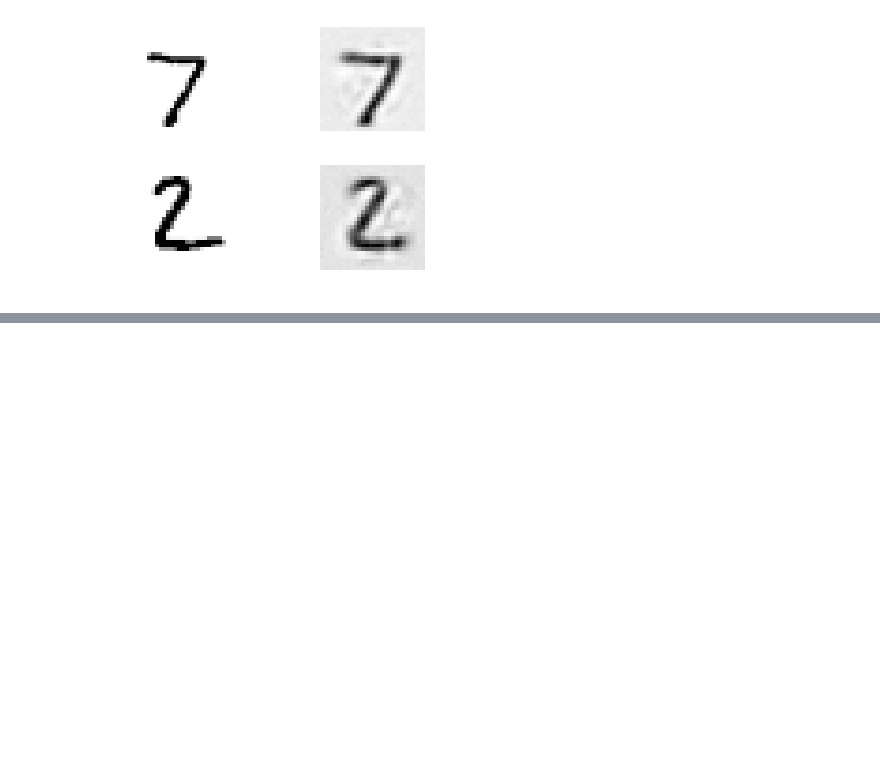
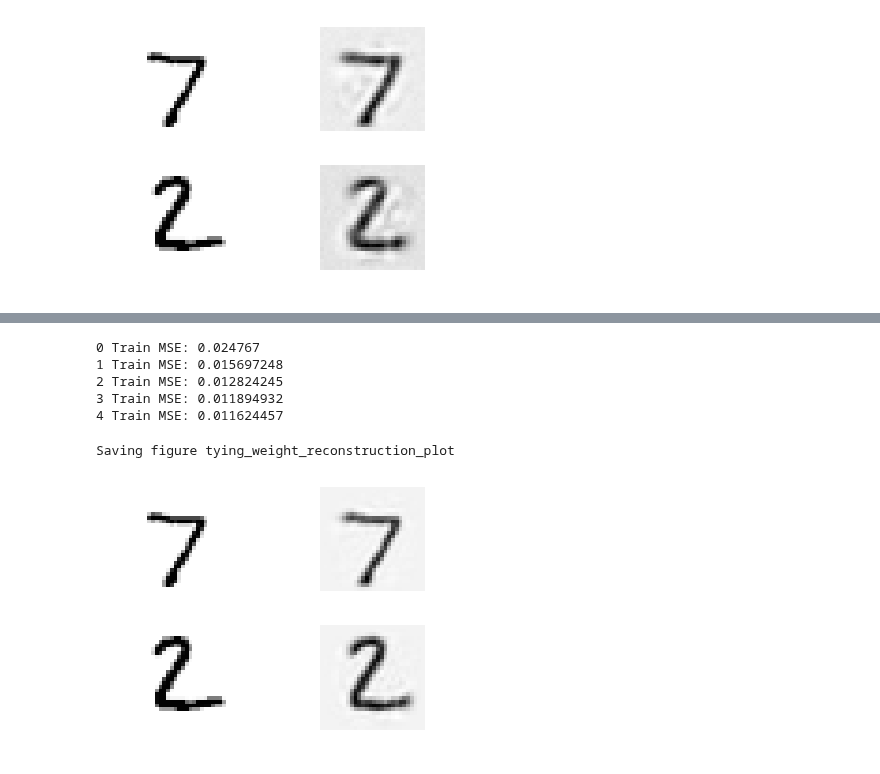
Before and after one commit to DCtheTall/hands-on-machine-learning, a Jupyter notebook: chapter15/Autoencoders.ipynb, the cells around one changed output, grey strips where cells are left out. Drawn from its saved outputs; the diff is of its cells as text; code cells hidden in the pictures; blank space fills up the shorter version.

Commit message:
example of tying weights w an autoencoder

```diff
--- a/chapter15/Autoencoders.ipynb
+++ b/chapter15/Autoencoders.ipynb
@@ -210,0 +266,30 @@ Saving figure reconstruction_plot
+# %%
+# Train the model.
+
+n_epochs = 5
+batch_size = 150
+
+with tf.Session() as sess:
+  init.run()
+  for epoch in range(n_epochs):
+    n_batches = mnist.train.num_examples // batch_size
+    for i in range(n_batches):
+      print('\r{}%'.format((100 * i) // n_batches), end="")
+      sys.stdout.flush()
+      X_batch, y_batch = mnist.train.next_batch(batch_size)
+      sess.run(training_op, feed_dict={X: X_batch})
+    loss_train = loss.eval(feed_dict={X: X_batch})
+    print("\r{}".format(epoch), "Train MSE:", loss_train)
+    saver.save(sess, './my_model_all_layers.ckpt')
+# %% [output]
+0 Train MSE: 0.024767
+1 Train MSE: 0.015697248
+2 Train MSE: 0.012824245
+3 Train MSE: 0.011894932
+4 Train MSE: 0.011624457
+# %%
+show_reconstructed_digits(X, outputs, './my_model_all_layers.ckpt')
+save_fig('tying_weight_reconstruction_plot')
+# %% [output]
+Saving figure tying_weight_reconstruction_plot
+[figure, added]
```
Also changed, not shown: parts of 2 cells of this notebook.
